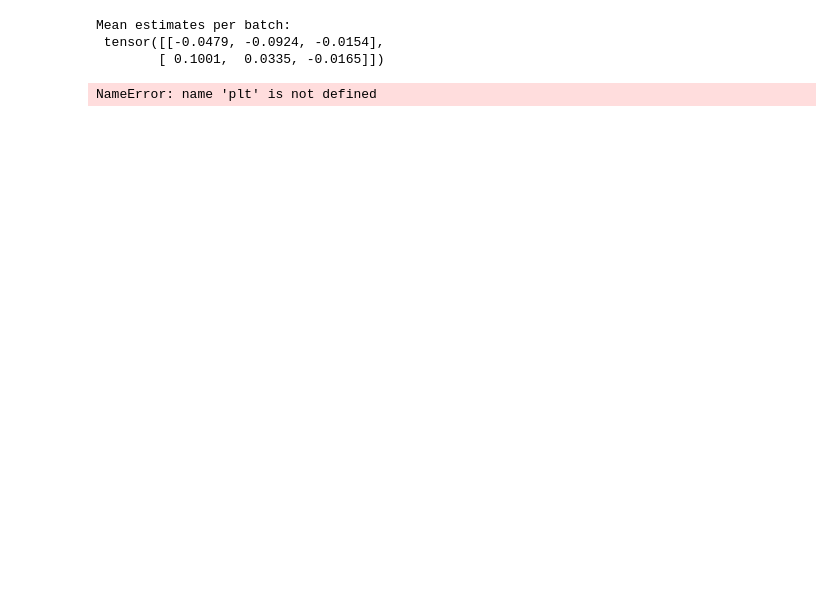
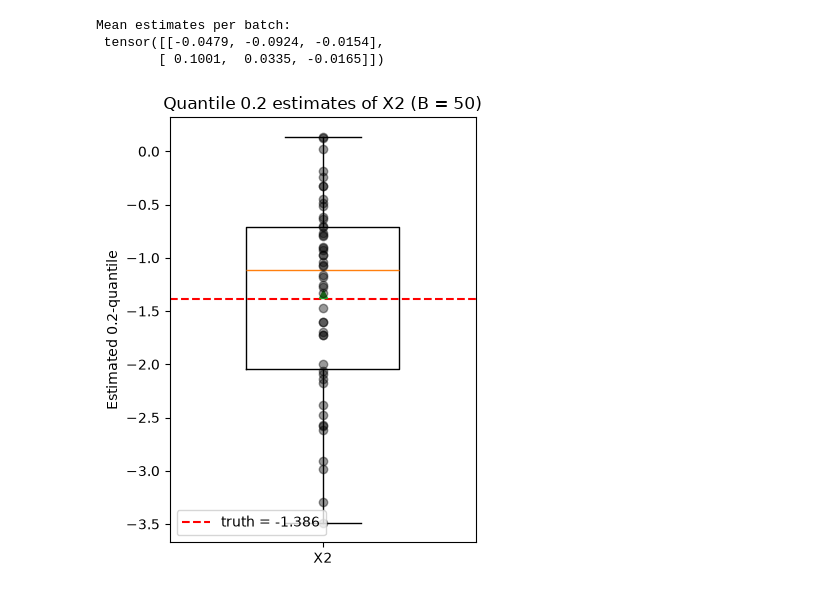
Before and after one commit to huimin-hu-stat/MAR-v2, a Jupyter notebook: parametric_estimation.ipynb, the cells around one changed output. Cells and saved outputs as stored; diff of their text form; code cells hidden in the pictures; blank space fills up the shorter version.

```diff
--- a/parametric_estimation.ipynb
+++ b/parametric_estimation.ipynb
@@ -228,21 +244,23 @@ Mean estimates per batch:
 # %%
 #print('Quantile 0.2 estimates of X2 per batch: \n', quantiles_X2)
 
 q = quantiles_X2.detach().cpu().numpy()
 
 fig, ax = plt.subplots(figsize=(4, 5))
 ax.boxplot(q, widths=0.5, showmeans=True)
 ax.scatter(np.ones_like(q), q, alpha=0.4, color="k", zorder=3)  # individual estimates
 
 # optional: true value, if you know it
 # ax.axhline(true_q, color="red", linestyle="--", label="True 0.2-quantile")
 # ax.legend()
 
 ax.set_xticks([1])
 ax.set_xticklabels(["X2"])
 ax.set_ylabel("Estimated 0.2-quantile")
 ax.set_title(f"Quantile 0.2 estimates of X2 (B = {len(q)})")
+ax.axhline(y=logistic.ppf(0.2), color='red', linestyle='--', label=f'truth = {round(logistic.ppf(0.2),3)}')
+ax.legend()
 plt.tight_layout()
 plt.show()
 # %% [output]
-NameError: name 'plt' is not defined
+[figure, added]
```
Also changed, not shown: parts of 7 cells of this notebook.
